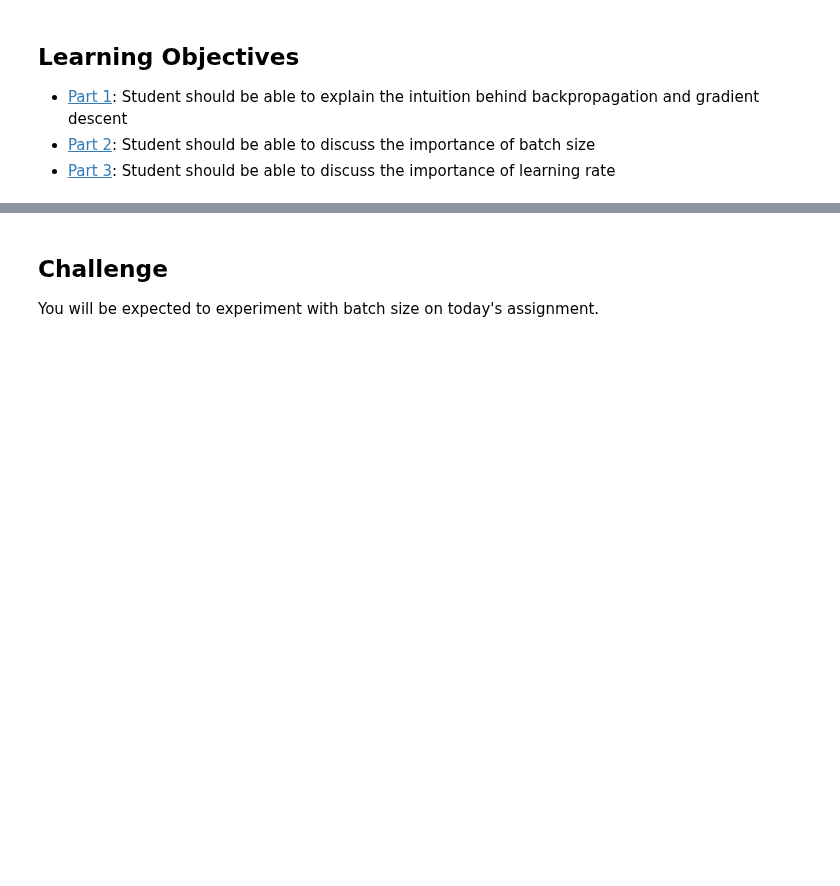
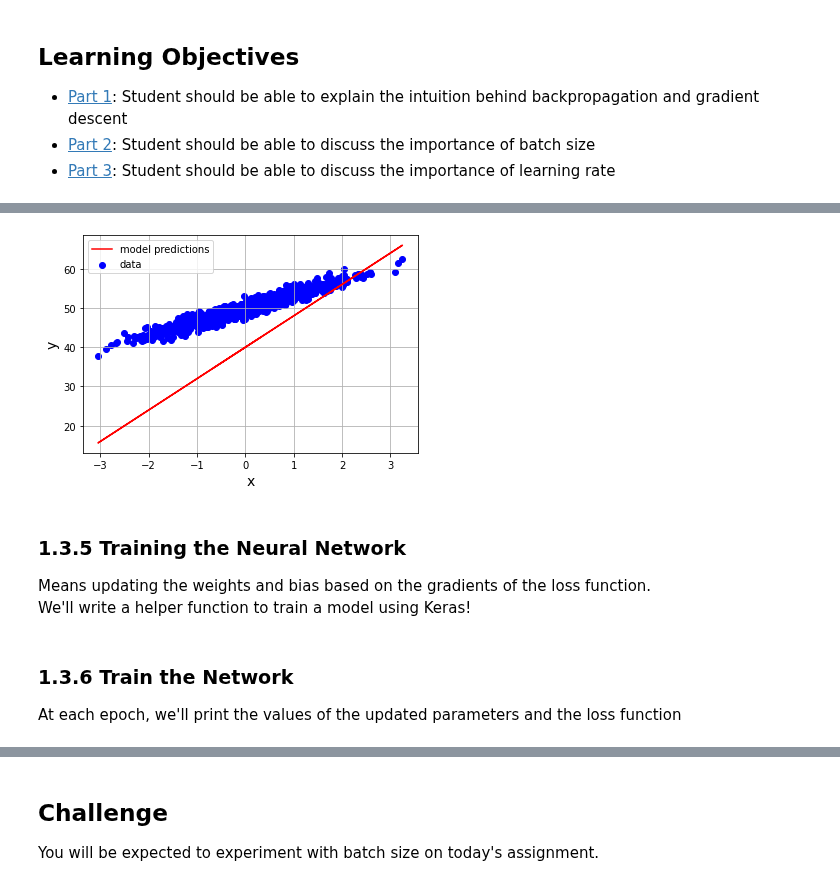
Before and after one commit to bloominstituteoftechnology/DS-Unit-4-Sprint-2-Neural-Networks, a Jupyter notebook: module2-Train/LS_DS_422_Train_Lecture.ipynb, the cells around one changed output, grey strips where cells are left out. Drawn from its saved outputs; the diff is of its cells as text; code cells hidden in the pictures; blank space fills up the shorter version.

```diff
--- a/module2-Train/LS_DS_422_Train_Lecture.ipynb
+++ b/module2-Train/LS_DS_422_Train_Lecture.ipynb
@@ -162,14 +183,0 @@ Let's create a Neural Network class called "Model" to contain this functionality
-# %%
-class Model(object):
-
-    def __init__(self):
-        self.W = tf.Variable(8.0)
-        self.b = tf.Variable(40.0)
-
-    def __call__(self, x):
-        # returns m*x + b
-        return self.W * x + self.b
-
-model = Model()
-
-assert model(3.0).numpy() == 64.0
@@ -302,0 +187,19 @@ raise NotImplementedError()
+# %%
+class Model(object):
+
+    def __init__(self):
+        self.w = tf.Variable(8.0)
+        self.b = tf.Variable(40.0)
+
+    def __call__(self, x):
+        # returns m*x + b
+        return self.w * x + self.b
+
+# Instantiate the Model() class
+model = Model()
+
+# test the Model() class
+#    with parameters w = 8 and b = 40, our model is  y(x) = w*x + b = 8
+#    with input of x = 3, we expect y = 8*3 + 40 = 64
+
+assert model(3.0).numpy() == 64.0
@@ -302,0 +209,13 @@ raise NotImplementedError()
+# %%
+inputs = x
+outputs = y_true
+predictions = model(inputs)
+plt.scatter(inputs, outputs, c='b', label = "data")
+plt.plot(inputs, predictions, c='r', label = "model predictions")
+plt.xlabel('x',FontSize=14)
+plt.ylabel('y',FontSize=14)
+plt.legend()
+plt.grid();
+
+print('Current loss: %1.6f' % loss(predictions, outputs, model).numpy())
+# %% [output]
@@ -302,0 +223,5 @@ raise NotImplementedError()
+[figure, added]
+# %% [markdown]
+### 1.3.5 Training the Neural Network
+Means updating the weights and bias based on the gradients of the loss function.<br>
+We'll write a helper function to train a model using Keras!
@@ -302,0 +254,3 @@ raise NotImplementedError()
+# %% [markdown]
+### 1.3.6 Train the Network
+At each epoch, we'll print the values of the updated parameters and the loss function
```
Also changed, not shown: parts of 80 cells of this notebook.
